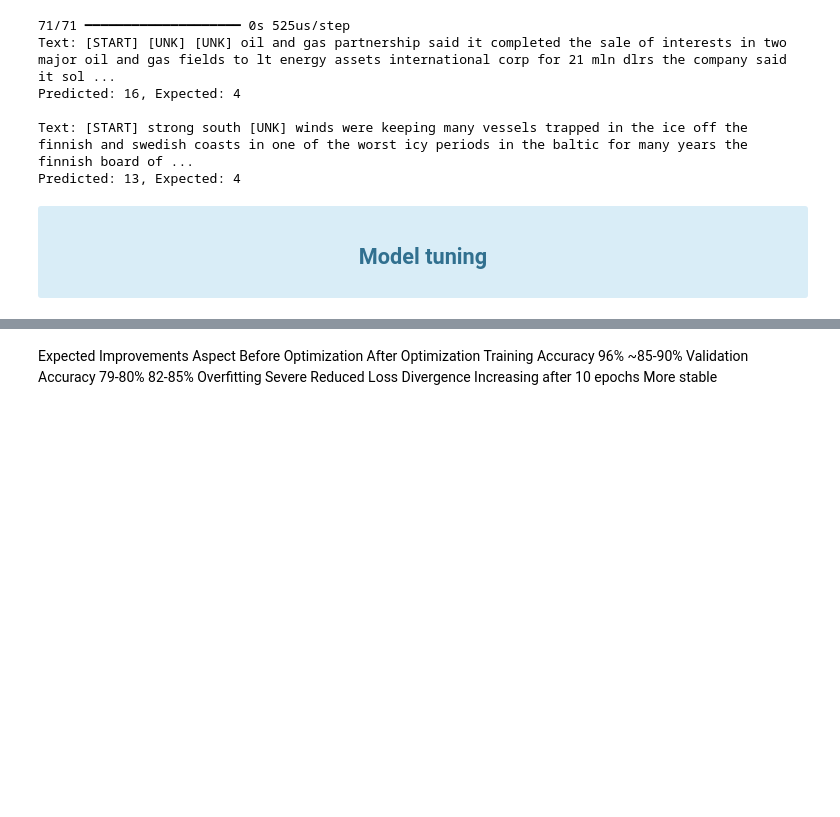
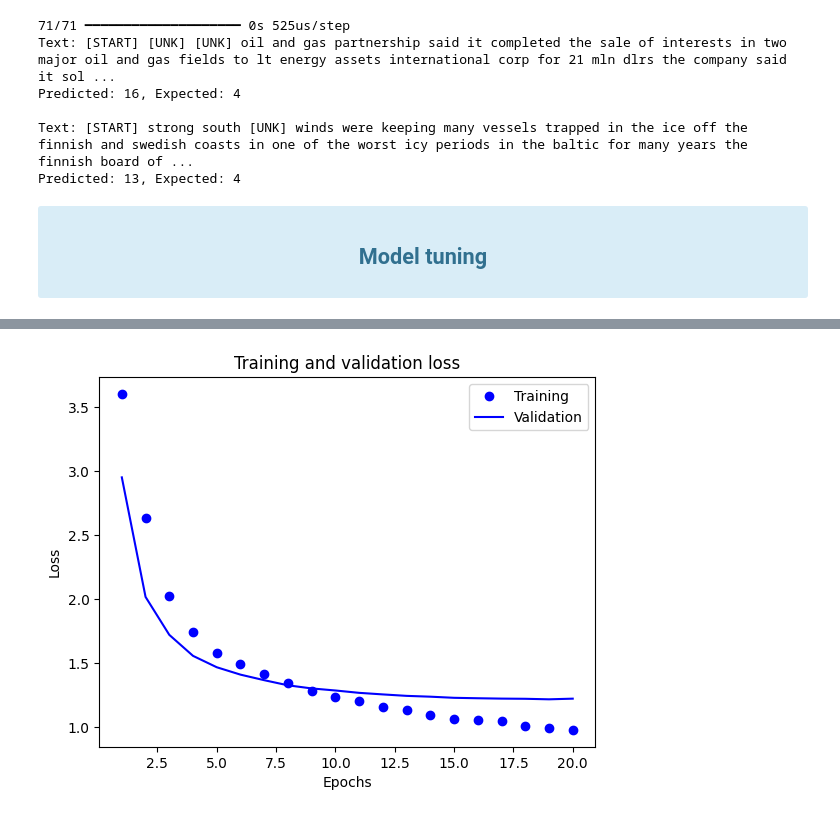
Before and after one commit to lucasviola/neural-networks-reuters, a Jupyter notebook: ml-finals-coursework.ipynb, the cells around one changed output, grey strips where cells are left out. Cells and saved outputs as stored; diff of their text form; code cells hidden in the pictures; blank space fills up the shorter version.

Commit message:
Adds plots for the optimized model

```diff
--- a/ml-finals-coursework.ipynb
+++ b/ml-finals-coursework.ipynb
@@ -388,8 +378,15 @@ Epoch 20/20
 Optimized Test Accuracy: 0.7680
-# %% [markdown]
-Expected Improvements
-Aspect	Before Optimization	After Optimization
-Training Accuracy	96%	~85-90%
-Validation Accuracy	79-80%	82-85%
-Overfitting	Severe	Reduced
-Loss Divergence	Increasing after 10 epochs	More stable
+# %%
+# Plotting the loss for training and validation
+
+optimized_loss = optimized_model_history.history['loss']
+optimized_val_loss = optimized_model_history.history['val_loss']
+
+plot_epochs(range(1, len(loss) + 1),
+            optimized_loss,
+            "bo", "Training",
+            optimized_val_loss, "b", "Validation",
+            "Training and validation loss",
+            "Epochs", "Loss")
+# %% [output]
+[figure, added]
```
Also changed, not shown: parts of 5 cells of this notebook.
